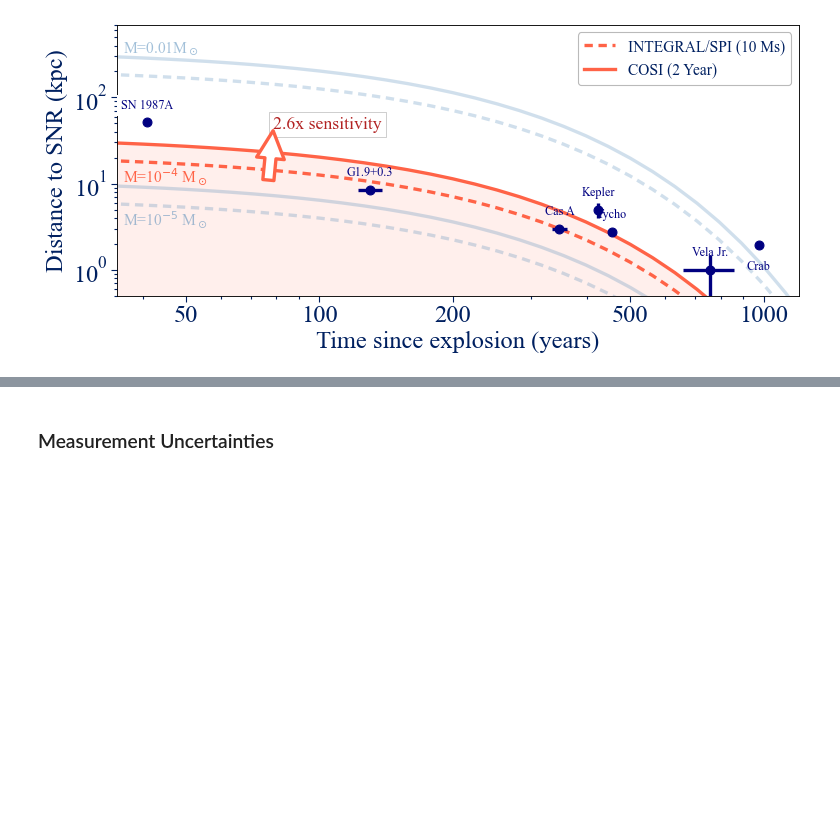
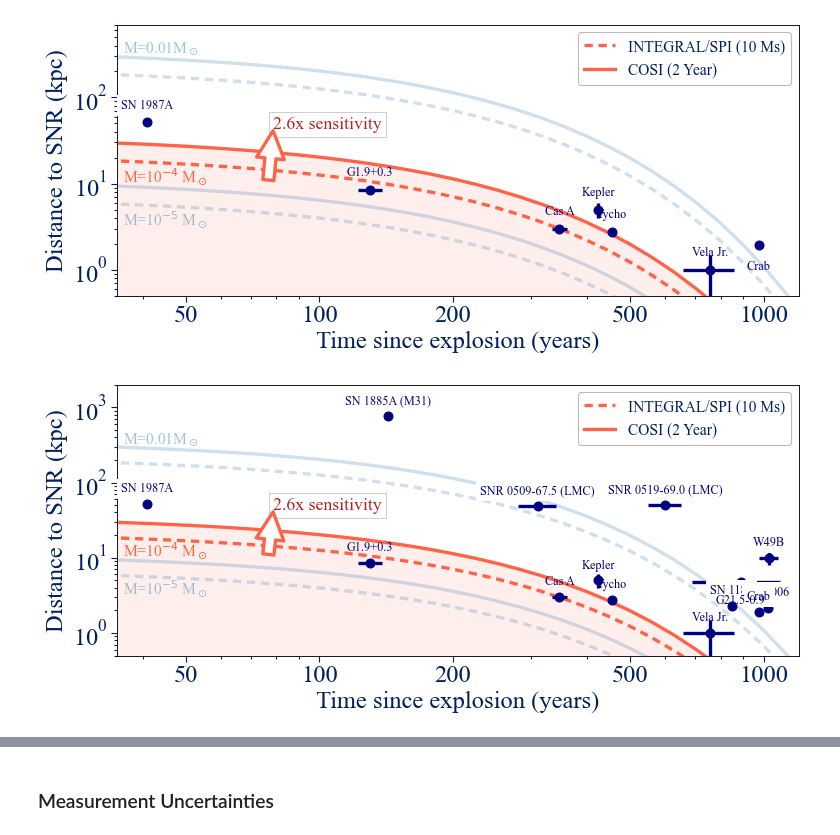
Before and after one commit to avalluvan/cosipy, a Jupyter notebook: docs/unbinned/image_deconvolution/PSF_visualization.ipynb, the cells around one changed output, grey strips where cells are left out. Drawn from its saved outputs; the diff is of its cells as text; code cells hidden in the pictures; blank space fills up the shorter version.

```diff
--- a/docs/unbinned/image_deconvolution/PSF_visualization.ipynb
+++ b/docs/unbinned/image_deconvolution/PSF_visualization.ipynb
@@ -1249,3 +1160,96 @@ plt.show()
+# %%
+ts = np.logspace(1, 3.3, 47)
+Fs = 6.7e-6*2.6         # 6.7e-6 is two-year COSI estimate for 5000 km/s broadening
+Fs1 = Fs/2.6
+plt.figure(figsize=(11, 4.4))
+# plt.figure(figsize=(11, 4))
+ax = plt.gca()
+
+dash_ls = (0,(2.5,1.7))
+fade_alpha = 0.25
+mec = 'navy'
+
+c1 = 'steelblue'
+
+c1 = 'steelblue'
+
+Ms = 1e-2
+ds = calc_d(Fs, Ms, ts)
+plt.plot(ts, ds, c=c1, ls=dash_ls, alpha=fade_alpha)
+ds = calc_d(Fs1, Ms, ts)
+plt.plot(ts, ds, c=c1, alpha=fade_alpha)#, label='>10$^{-2}$M$_\odot$')
+plt.text(ts[12]/1.1, ds[15]*1.3, f'M=0.01M$_\odot$', fontdict=dict(fontsize=14, color=c1, alpha=fade_alpha*2))
+
+Ms = 1e-5
+ds = calc_d(Fs, Ms, ts)
+plt.plot(ts, ds, c=c1, ls=dash_ls, alpha=fade_alpha)
+ds = calc_d(Fs1, Ms, ts)
+plt.plot(ts, ds, c=c1, alpha=fade_alpha)#, label='>10$^{-2}$M$_\odot$')
+plt.text(ts[12]/1.1, ds[15]/2.5, f'M=10$^{{-5}}$ M$_\odot$', fontdict=dict(fontsize=14, color=c1, alpha=fade_alpha*2))
+
+c2 = 'tomato'
+Ms = 1e-4
+ds = calc_d(Fs, Ms, ts)
+plt.plot(ts, ds, c=c2, ls=dash_ls, label='INTEGRAL/SPI (10 Ms)')
+ds = calc_d(Fs1, Ms, ts)
+plt.plot(ts, ds, c=c2, label='COSI (2 Year)')#, label='>10$^{-4}$M$_\odot$')#$^{\mathrm{44}}$Ti
+plt.text(ts[12]/1.1, ds[15]/2.5, f'M=10$^{{-4}}$ M$_\odot$', fontdict=dict(fontsize=14, color=c2, alpha=1))
+
+x_tail = 92/1.2
+y_tail = 22/1.7 * 4/5
+x_head = 94.5/1.2
+y_head = 102/1.7/1.1 * 4/5
+arrow = patches.FancyArrowPatch((x_tail, y_tail), (x_head, y_head),
+                                 facecolor='w',
+                                 edgecolor=c2,
+                                 linewidth=3,
+                                 mutation_scale=50,
+                                 zorder=10)
+ax.add_patch(arrow)
+plt.text(x_head, y_head, '2.6x sensitivity',
+         bbox=dict(facecolor=(1,1,1,1), edgecolor='darkgray', lw=0.5),
+         fontdict=dict(fontsize=16, color='firebrick')
+         )
+
+ts = np.logspace(1, 3, 401)
+ds = calc_d(Fs1, Ms, ts)
+for i in range(1, len(ts)):
+    plt.fill_between([ts[i-1], ts[i]], 0, ds[i], facecolor=c2, alpha=0.1)
+
+for i in range(len(SNR)-1):
+    if (d[i] > 48) or (t[i] > 800):
+        plt.text(t[i]*1, d[i]*1.45, SNR[i], ha='center', fontdict=dict(fontsize=11, color=mec),
+                bbox=dict(facecolor='white', edgecolor='none')
+                )
+    else:
+        plt.text(t[i]*1, d[i]*1.45, SNR[i], ha='center', fontdict=dict(fontsize=11, color=mec),
+                # bbox=dict(facecolor='white', edgecolor='none')
+                )
+plt.text(t[-1]*1, d[-1]/1.9, SNR[-1], ha='center', fontdict=dict(fontsize=11, color=mec),
+            # bbox=dict(facecolor='white', edgecolor='none')
+            )
+
+plt.errorbar(t, d, xerr=terr, yerr=derr, fmt='o',
+             markerfacecolor=mec, markersize=8, markeredgecolor=mec, ecolor='navy', capsize=0)
+
+plt.xscale('log')
+plt.yscale('log')
+plt.xlabel('Time since explosion (years)')
+ax.xaxis.set_label_coords(x=0.5, y=-0.13)
+plt.ylabel('Distance to SNR (kpc)')
+plt.xlim(left=35, right=1.2e3)
+plt.ylim(bottom=0.5, top=2e3)
+ax.set_xticks([50, 1e2, 2e2, 5e2, 1e3])
+ax.set_xticklabels([50, 100, 200, 500, 1000])
+ax.xaxis.set_tick_params(width=1, size=3, which='minor')
+ax.yaxis.set_tick_params(width=1, size=3, which='minor')
+ax.xaxis.set_tick_params(width=1, size=5, which='major')
+ax.yaxis.set_tick_params(width=1, size=5, which='major')
+
+plt.legend(loc='upper right', fontsize=14, edgecolor='darkgray')
+plt.show()
+# %% [output]
+[figure, added]
 # %%
 ts = np.logspace(1, 3.3, 47)
 Fs = 4.5e-6
```
Also changed, not shown: parts of 20 cells of this notebook, 2 other files.
